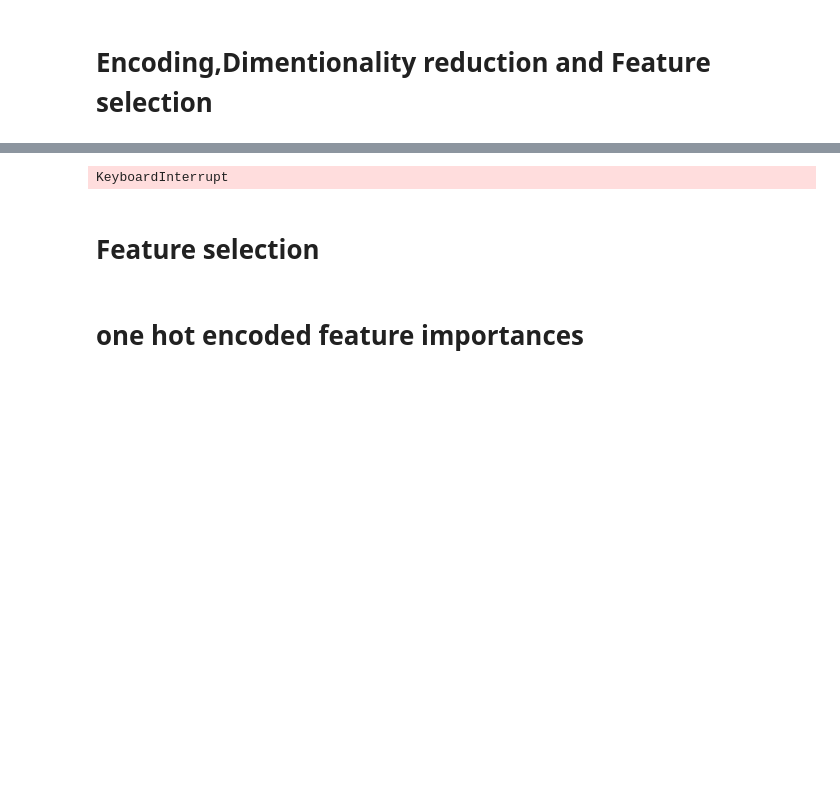
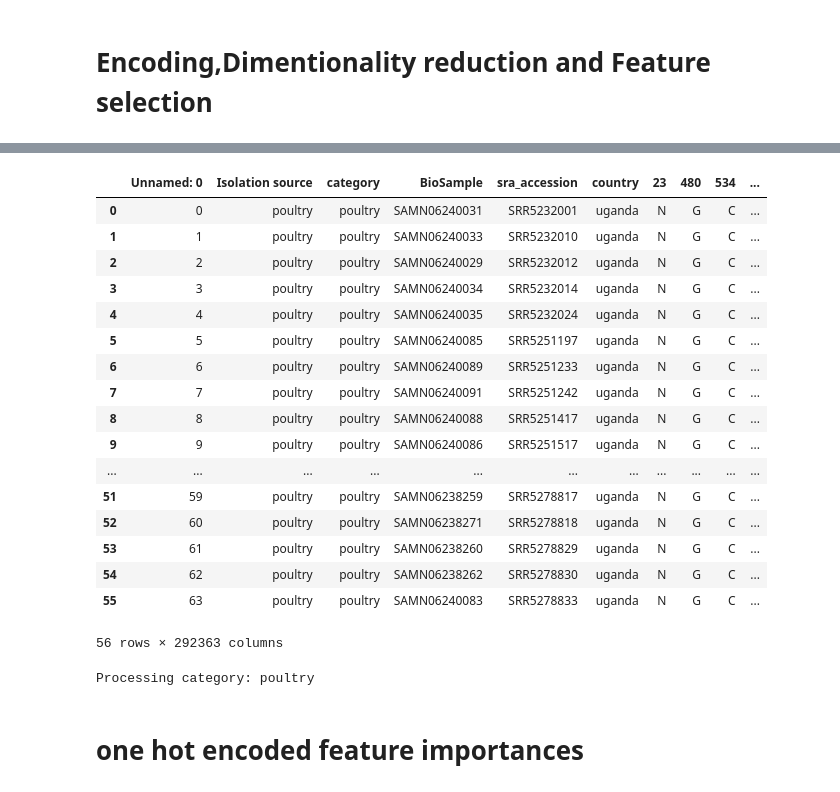
Before and after one commit to omicscodeathon/salmonellaml, a Jupyter notebook: notebooks/dimentionality_reduction_2.ipynb, the cells around one changed output, grey strips where cells are left out. Cells and saved outputs as stored; diff of their text form; code cells hidden in the pictures; blank space fills up the shorter version.

Commit message:
updated dimentionality reduction

```diff
--- a/notebooks/dimentionality_reduction_2.ipynb
+++ b/notebooks/dimentionality_reduction_2.ipynb
@@ -523,31 +85,23 @@ The initial features after custom label encoding are 331960
-# %%
-df_all_dropped=df_all.drop(columns=dropped_columns)
-# Calculate the correlation matrix
-correlation_matrix = df_all_dropped.corr()
-
-# Find pairs of highly correlated columns
-highly_correlated_pairs = []
-
-for i in range(len(correlation_matrix.columns)):
-    for j in range(i + 1, len(correlation_matrix.columns)):
-        if abs(correlation_matrix.iloc[i, j]) > 0.8:  # Adjust the threshold as needed
-            highly_correlated_pairs.append((correlation_matrix.columns[i], correlation_matrix.columns[j]))
-
-# Print the highly correlated pairs
-for pair in highly_correlated_pairs:
-    print(f"Highly correlated columns: {pair[0]} and {pair[1]}")
-
-# Drop one column from each highly correlated pair
-columns_to_drop = set()
-
-for pair in highly_correlated_pairs:
-    columns_to_drop.add(pair[1])
-
-df_cleaned = df_all_dropped.drop(columns=columns_to_drop)
-
-print("\nDataFrame after dropping highly correlated columns:")
-df_cleaned
-# %% [output]
-KeyboardInterrupt
-# %% [markdown]
-# Feature selection
+# %%
+# 1. Uganda
+df_uganda=pd.read_csv("uganda_processed.csv")
+df_uganda
+# %% [output]
+|  | Unnamed: 0 | Isolation source | category | BioSample | sra_accession | country | 23 | 480 | 534 | ... |
+| 0 | 0 | poultry | poultry | SAMN06240031 | SRR5232001 | uganda | N | G | C | ... |
+| 1 | 1 | poultry | poultry | SAMN06240033 | SRR5232010 | uganda | N | G | C | ... |
+| 2 | 2 | poultry | poultry | SAMN06240029 | SRR5232012 | uganda | N | G | C | ... |
+| 3 | 3 | poultry | poultry | SAMN06240034 | SRR5232014 | uganda | N | G | C | ... |
+| 4 | 4 | poultry | poultry | SAMN06240035 | SRR5232024 | uganda | N | G | C | ... |
+| 5 | 5 | poultry | poultry | SAMN06240085 | SRR5251197 | uganda | N | G | C | ... |
+| 6 | 6 | poultry | poultry | SAMN06240089 | SRR5251233 | uganda | N | G | C | ... |
+| 7 | 7 | poultry | poultry | SAMN06240091 | SRR5251242 | uganda | N | G | C | ... |
+| 8 | 8 | poultry | poultry | SAMN06240088 | SRR5251417 | uganda | N | G | C | ... |
+| 9 | 9 | poultry | poultry | SAMN06240086 | SRR5251517 | uganda | N | G | C | ... |
+| ... | ... | ... | ... | ... | ... | ... | ... | ... | ... | ... |
+| 51 | 59 | poultry | poultry | SAMN06238259 | SRR5278817 | uganda | N | G | C | ... |
+| 52 | 60 | poultry | poultry | SAMN06238271 | SRR5278818 | uganda | N | G | C | ... |
+| 53 | 61 | poultry | poultry | SAMN06238260 | SRR5278829 | uganda | N | G | C | ... |
+| 54 | 62 | poultry | poultry | SAMN06238262 | SRR5278830 | uganda | N | G | C | ... |
+| 55 | 63 | poultry | poultry | SAMN06240083 | SRR5278833 | uganda | N | G | C | ... |
+56 rows × 292363 columns
@@ -553,0 +110,6 @@ KeyboardInterrupt
+# %%
+df_uganda.drop(columns="Unnamed: 0")
+df_ug=label_encoding_dim_category_reduction(df_in=df_uganda, category_col="category",country="uganda")
+df_ug
+# %% [output]
+Processing category: poultry
```
Also changed, not shown: parts of 32 cells of this notebook.
